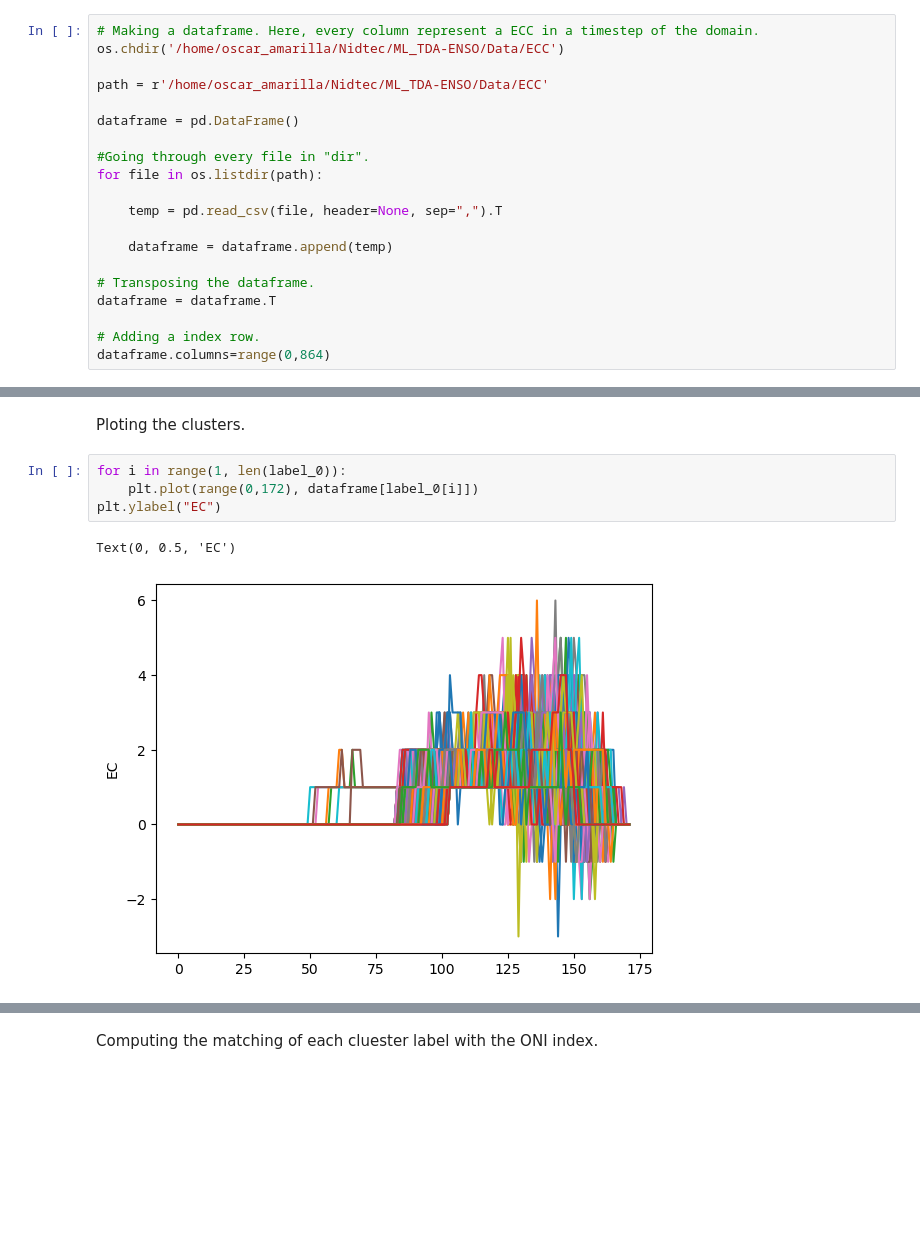
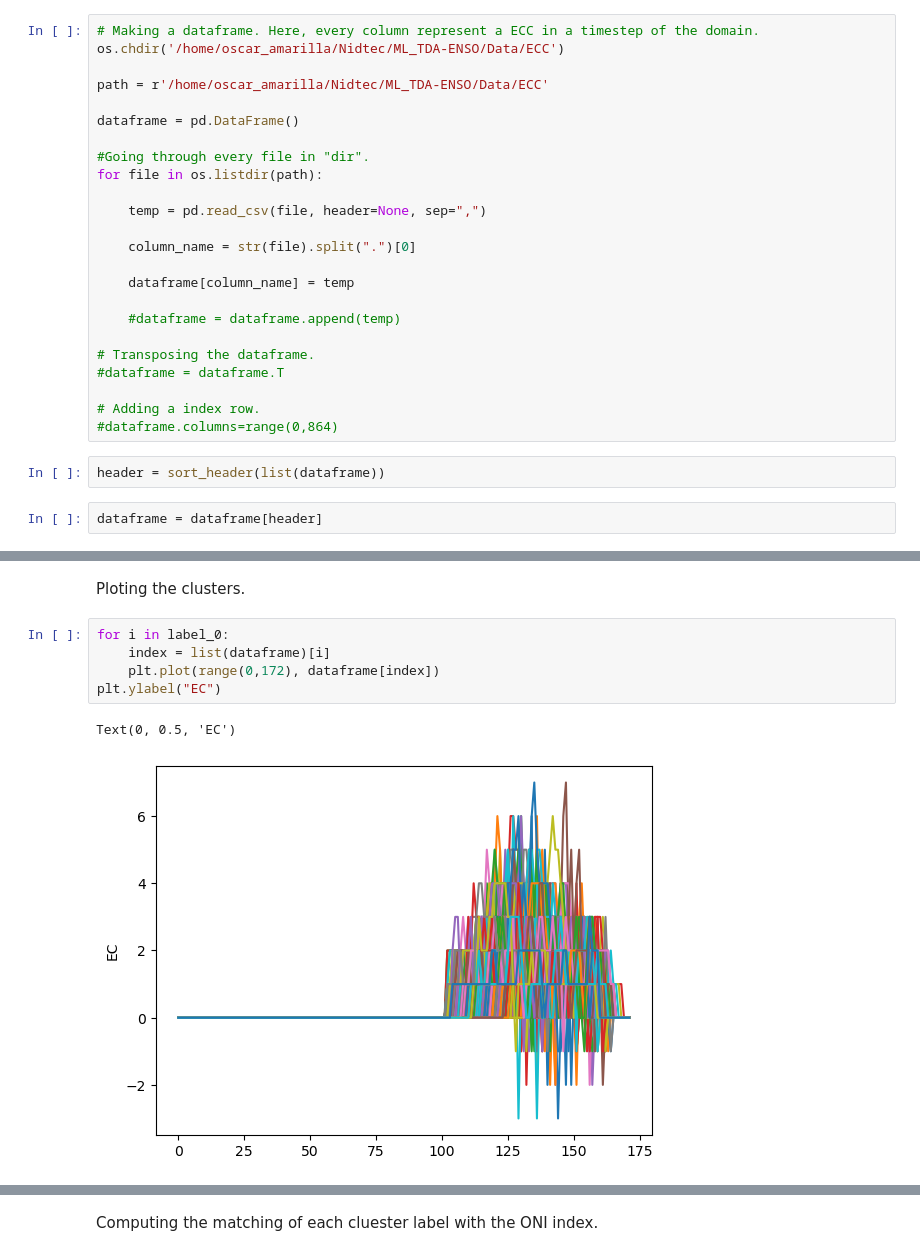
Before and after one commit to Oscar-Amarilla/ML_TDA-ENSO, a Jupyter notebook: Feature_clustering.ipynb, the cells around one changed output, grey strips where cells are left out. Drawn from its saved outputs; the diff is of its cells as text; blank space fills up the shorter version.

Commit message:
Ordedered columns.

```diff
--- a/Feature_clustering.ipynb
+++ b/Feature_clustering.ipynb
@@ -26,15 +24,23 @@ dataframe = pd.DataFrame()
 #Going through every file in "dir".
 for file in os.listdir(path):
 
-    temp = pd.read_csv(file, header=None, sep=",").T
+    temp = pd.read_csv(file, header=None, sep=",")
 
-    dataframe = dataframe.append(temp)
+    column_name = str(file).split(".")[0]
+
+    dataframe[column_name] = temp
+
+    #dataframe = dataframe.append(temp)
 
 # Transposing the dataframe.
-dataframe = dataframe.T
+#dataframe = dataframe.T
 
 # Adding a index row.
-dataframe.columns=range(0,864)
+#dataframe.columns=range(0,864)
+# %%
+header = sort_header(list(dataframe))
+# %%
+dataframe = dataframe[header]
 # %%
 # Extrancting some statistical features from the dataframe
 # This features are: *Mean *Variance *Autocorrelation
@@ -88,10 +74,11 @@ label_2 = [i for i, val in enumerate(features_dataframe['kmeans_3'] == 2) if val
 # %% [markdown]
 Ploting the clusters.
 # %%
-for i in range(1, len(label_0)):
-    plt.plot(range(0,172), dataframe[label_0[i]])
+for i in label_0:
+    index = list(dataframe)[i]
+    plt.plot(range(0,172), dataframe[index])
 plt.ylabel("EC")
 # %% [output]
 Text(0, 0.5, 'EC')
-[figure, old version]
+[figure, new version]
 # %%
```
Also changed, not shown: parts of 9 cells of this notebook, 1 other file.
